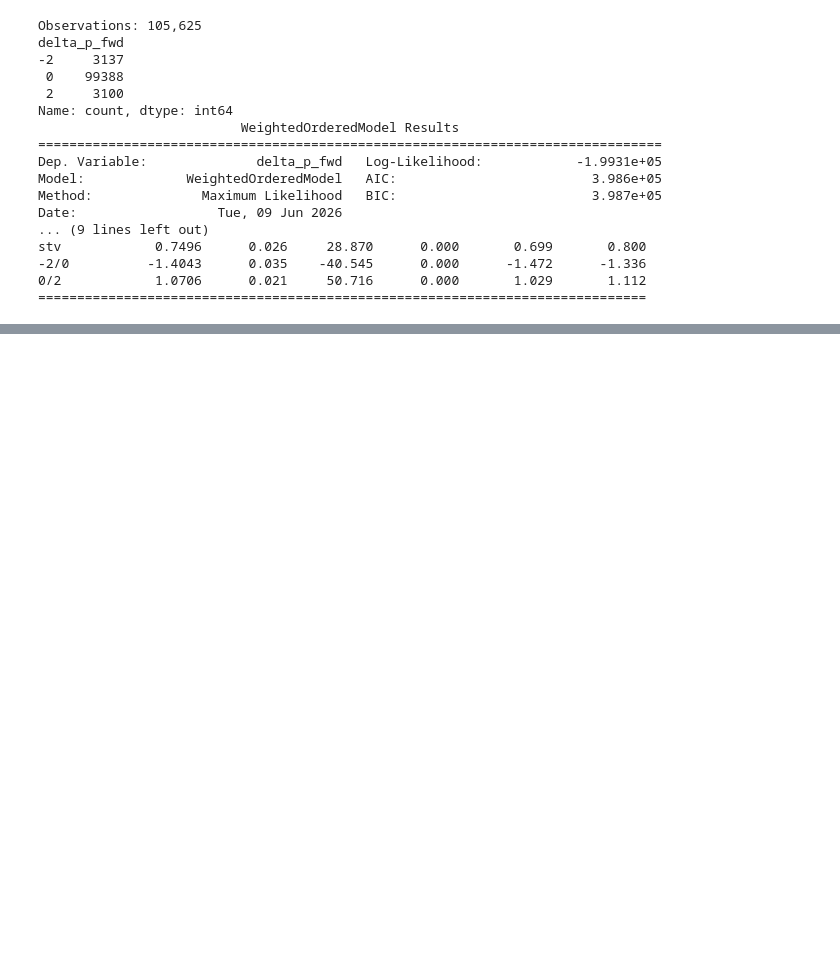
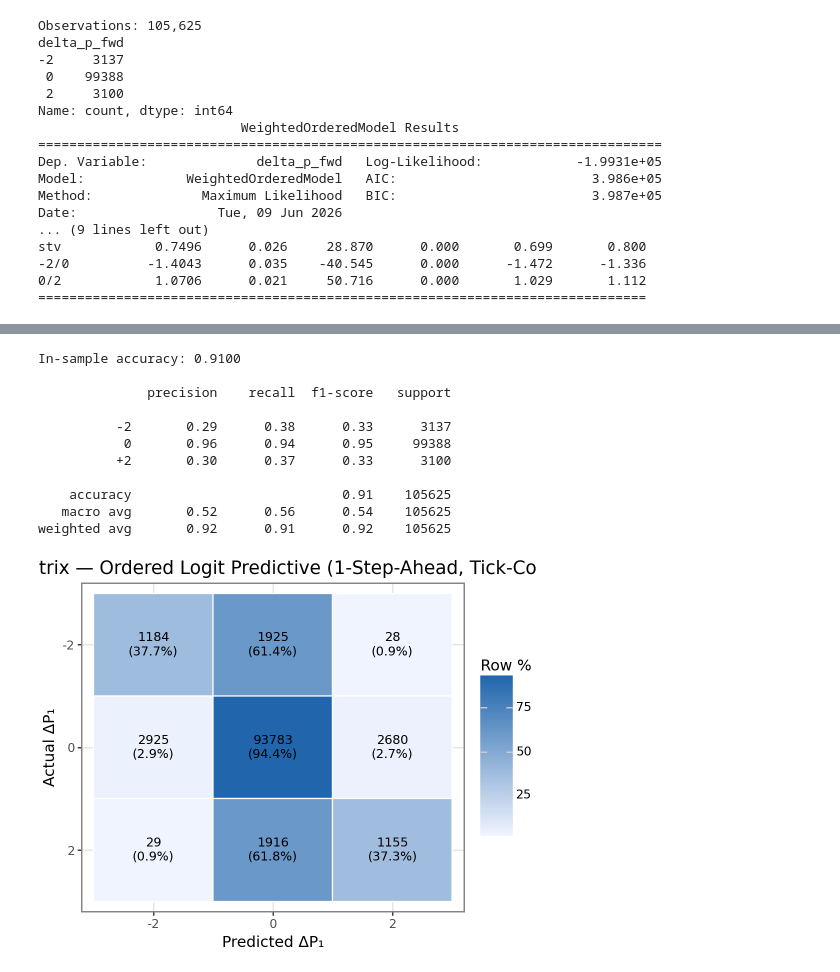
Before and after one commit to qe-internship-wjw/ip1, a Jupyter notebook: notebooks/01_ob_signals_calendar_spread.ipynb, the cells around one changed output, grey strips where cells are left out. Cells and saved outputs as stored; diff of their text form; code cells hidden in the pictures; blank space fills up the shorter version.

```diff
--- a/notebooks/01_ob_signals_calendar_spread.ipynb
+++ b/notebooks/01_ob_signals_calendar_spread.ipynb
@@ -1540,0 +1542,51 @@ weighted avg       0.93      0.59      0.70    105625
+# %%
+THRESH_FWD = 0.8   # default threshold for class assignment (can be tuned based on the precision-recall curves)
+
+pred_classes_fwd = np.where(pred_probs_fwd[:, 2] >= THRESH_FWD, 2,   # predict +2 if prob ≥ threshold
+                        np.where(pred_probs_fwd[:, 0] >= THRESH_FWD, -2,  # else predict -2 if prob ≥ threshold
+                                 0))  # else predict 0 (majority class)
+
+acc_fwd = (pred_classes_fwd == true_classes_fwd).mean()
+print(f'In-sample accuracy: {acc_fwd:.4f}\n')
+print(classification_report(true_classes_fwd, pred_classes_fwd, target_names=['-2', '0', '+2']))
+
+cm_fwd = confusion_matrix(true_classes_fwd, pred_classes_fwd, labels=CATS)
+cm_fwd_long = (
+    pd.DataFrame(cm_fwd, index=CATS, columns=CATS)
+    .rename_axis('Actual').reset_index()
+    .melt(id_vars='Actual', var_name='Predicted', value_name='n')
+    .assign(
+        row_pct=lambda d: 100 * d['n'] / d.groupby('Actual')['n'].transform('sum'),
+        label=lambda d: d.apply(
+            lambda r: f"{int(r['n'])}\n({r['row_pct']:.1f}%)", axis=1
+        ),
+    )
+)
+for col, order in [('Predicted', ['-2', '0', '2']), ('Actual', ['2', '0', '-2'])]:
+    cm_fwd_long[col] = pd.Categorical(cm_fwd_long[col].astype(str), categories=order)
+
+(
+    ggplot(cm_fwd_long, aes(x='Predicted', y='Actual', fill='row_pct')) +
+    geom_tile(color='white', size=0.5) +
+    geom_text(aes(label='label'), size=9) +
+    scale_fill_gradient(low='#f0f4ff', high='#2166ac', name='Row %') +
+    labs(
+        title='Confusion Matrix — Ordered Logit Predictive (1-Step-Ahead, Tick-Constrained)',
+        x='Predicted ΔP₁', y='Actual ΔP₁',
+    ) +
+    theme_bw(base_size=11) +
+    theme(figure_size=(5, 4))
+)
+# %% [output]
+In-sample accuracy: 0.9100
+
+              precision    recall  f1-score   support
+
+          -2       0.29      0.38      0.33      3137
+           0       0.96      0.94      0.95     99388
+          +2       0.30      0.37      0.33      3100
+
+    accuracy                           0.91    105625
+   macro avg       0.52      0.56      0.54    105625
+weighted avg       0.92      0.91      0.92    105625
+[figure, added]
```
Also changed, not shown: parts of 2 cells of this notebook.
